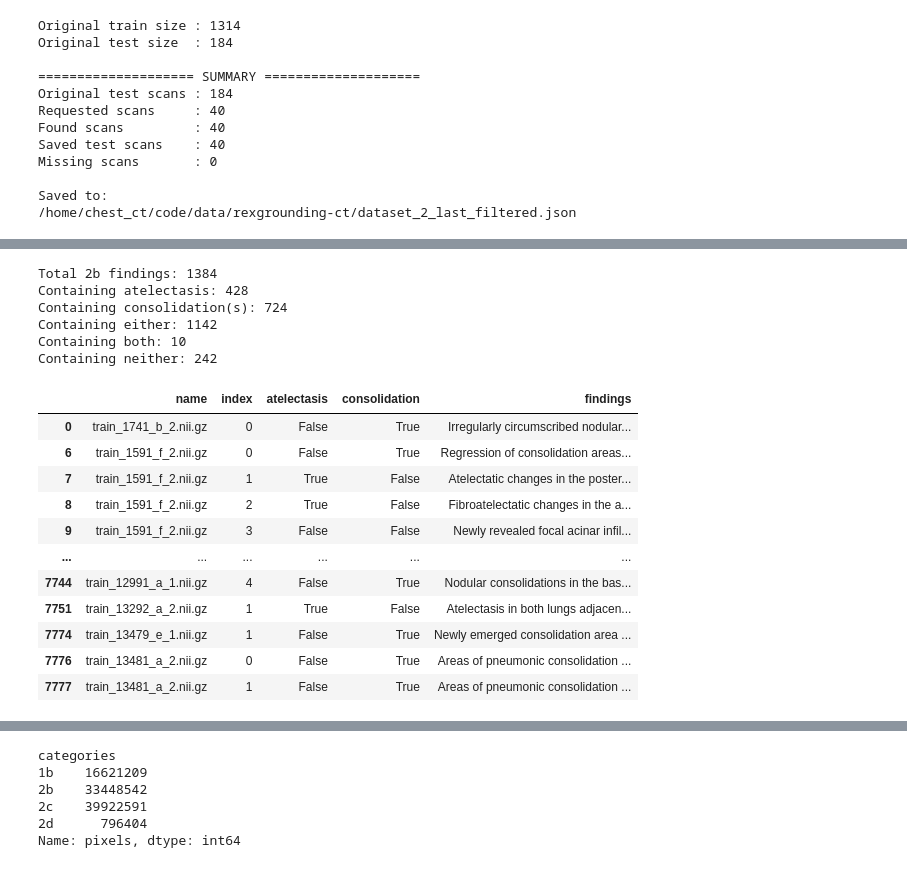
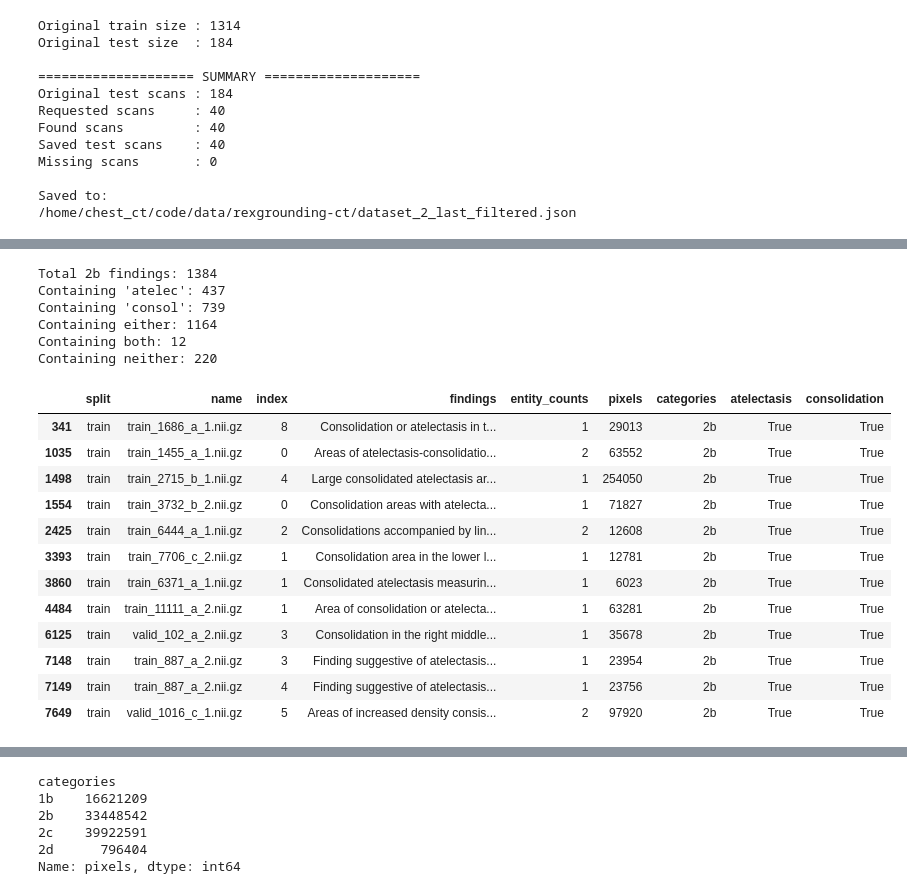
Before and after one commit to ckekula/fyp-3d-ct, a Jupyter notebook: eda/json.ipynb, the cells around one changed output, grey strips where cells are left out. Cells and saved outputs as stored; diff of their text form; code cells hidden in the pictures.

Commit message:
update json

```diff
--- a/eda/json.ipynb
+++ b/eda/json.ipynb
@@ -1885,0 +1888,26 @@ In patches but not in JSON: 0
+# %%
+import json
+
+import pandas as pd
+
+with open("/home/chest_ct/code/data/rexgrounding-ct/dataset.json", "r") as f:
+    data = json.load(f)
+
+rows = []
+
+for split, samples in data.items():
+    for sample in samples:
+        for idx in sample["findings"]:
+            rows.append({
+                "split": split,
+                "name": sample["name"],
+                "index": int(idx),
+                "findings": sample["findings"][idx],
+                "entity_counts": sample["entity_counts"][idx],
+                "pixels": sample["pixels"][idx],
+                "categories": sample["categories"][idx],
+            })
+
+df = pd.DataFrame(rows)
+
+df.head()
@@ -1886,45 +1923,55 @@ In patches but not in JSON: 0
 # %%
 df_2b = df[df["categories"] == "2b"].copy()
 
 df_2b["atelectasis"] = df_2b["findings"].str.contains(
-    r"\batelectasis\b|\batelectatic\b|\bfibroatelectatic\b", case=False, regex=True, na=False
+    r"atelec", case=False, regex=True, na=False
 )
 
 df_2b["consolidation"] = df_2b["findings"].str.contains(
-    r"\bconsolidation(?:s)?\b|consolidative\b", case=False, regex=True, na=False
+    r"consol", case=False, regex=True, na=False
 )
 
 atelectasis_count = df_2b["atelectasis"].sum()
 consolidation_count = df_2b["consolidation"].sum()
 
 either_count = (df_2b["atelectasis"] | df_2b["consolidation"]).sum()
 both_count = (df_2b["atelectasis"] & df_2b["consolidation"]).sum()
 neither_count = (~(df_2b["atelectasis"] | df_2b["consolidation"])).sum()
 
 print(f"Total 2b findings: {len(df_2b)}")
-print(f"Containing atelectasis: {atelectasis_count}")
-print(f"Containing consolidation(s): {consolidation_count}")
+print(f"Containing 'atelec': {atelectasis_count}")
+print(f"Containing 'consol': {consolidation_count}")
 print(f"Containing either: {either_count}")
 print(f"Containing both: {both_count}")
 print(f"Containing neither: {neither_count}")
 
-df_2b[["name", "index", "atelectasis", "consolidation", "findings"]]
+df_2b_both = df_2b[
+    df_2b["atelectasis"] & df_2b["consolidation"]
+].copy()
+
+df_2b_neither = df_2b[
+    ~(df_2b["atelectasis"] | df_2b["consolidation"])
+].copy()
+
+display(df_2b_both)
+display(df_2b_neither)
 # %% [output]
 Total 2b findings: 1384
-Containing atelectasis: 428
-Containing consolidation(s): 724
-Containing either: 1142
-Containing both: 10
-Containing neither: 242
+Containing 'atelec': 437
+Containing 'consol': 739
+Containing either: 1164
+Containing both: 12
+Containing neither: 220
-|  | name | index | atelectasis | consolidation | findings |
-| 0 | train_1741_b_2.nii.gz | 0 | False | True | Irregularly circumscribed nodular... |
-| 6 | train_1591_f_2.nii.gz | 0 | False | True | Regression of consolidation areas... |
-| 7 | train_1591_f_2.nii.gz | 1 | True | False | Atelectatic changes in the poster... |
-| 8 | train_1591_f_2.nii.gz | 2 | True | False | Fibroatelectatic changes in the a... |
-| 9 | train_1591_f_2.nii.gz | 3 | False | False | Newly revealed focal acinar infil... |
-| ... | ... | ... | ... | ... | ... |
-| 7744 | train_12991_a_1.nii.gz | 4 | False | True | Nodular consolidations in the bas... |
-| 7751 | train_13292_a_2.nii.gz | 1 | True | False | Atelectasis in both lungs adjacen... |
-| 7774 | train_13479_e_1.nii.gz | 1 | False | True | Newly emerged consolidation area ... |
-| 7776 | train_13481_a_2.nii.gz | 0 | False | True | Areas of pneumonic consolidation ... |
-| 7777 | train_13481_a_2.nii.gz | 1 | False | True | Areas of pneumonic consolidation ... |
+|  | split | name | index | findings | entity_counts | pixels | categories | atelectasis | consolidation |
+| 341 | train | train_1686_a_1.nii.gz | 8 | Consolidation or atelectasis in t... | 1 | 29013 | 2b | True | True |
+| 1035 | train | train_1455_a_1.nii.gz | 0 | Areas of atelectasis-consolidatio... | 2 | 63552 | 2b | True | True |
+| 1498 | train | train_2715_b_1.nii.gz | 4 | Large consolidated atelectasis ar... | 1 | 254050 | 2b | True | True |
+| 1554 | train | train_3732_b_2.nii.gz | 0 | Consolidation areas with atelecta... | 1 | 71827 | 2b | True | True |
+| 2425 | train | train_6444_a_1.nii.gz | 2 | Consolidations accompanied by lin... | 2 | 12608 | 2b | True | True |
+| 3393 | train | train_7706_c_2.nii.gz | 1 | Consolidation area in the lower l... | 1 | 12781 | 2b | True | True |
+| 3860 | train | train_6371_a_1.nii.gz | 1 | Consolidated atelectasis measurin... | 1 | 6023 | 2b | True | True |
+| 4484 | train | train_11111_a_2.nii.gz | 1 | Area of consolidation or atelecta... | 1 | 63281 | 2b | True | True |
+| 6125 | train | valid_102_a_2.nii.gz | 3 | Consolidation in the right middle... | 1 | 35678 | 2b | True | True |
+| 7148 | train | train_887_a_2.nii.gz | 3 | Finding suggestive of atelectasis... | 1 | 23954 | 2b | True | True |
+| 7149 | train | train_887_a_2.nii.gz | 4 | Finding suggestive of atelectasis... | 1 | 23756 | 2b | True | True |
+| 7649 | train | valid_1016_c_1.nii.gz | 5 | Areas of increased density consis... | 2 | 97920 | 2b | True | True |
```
Also changed, not shown: parts of 23 cells of this notebook.
